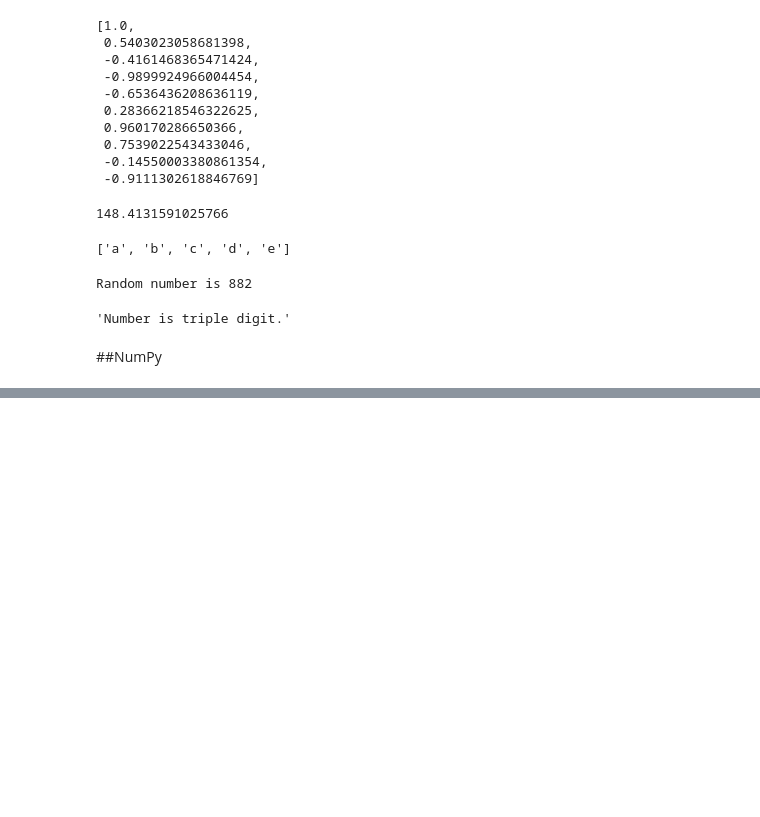
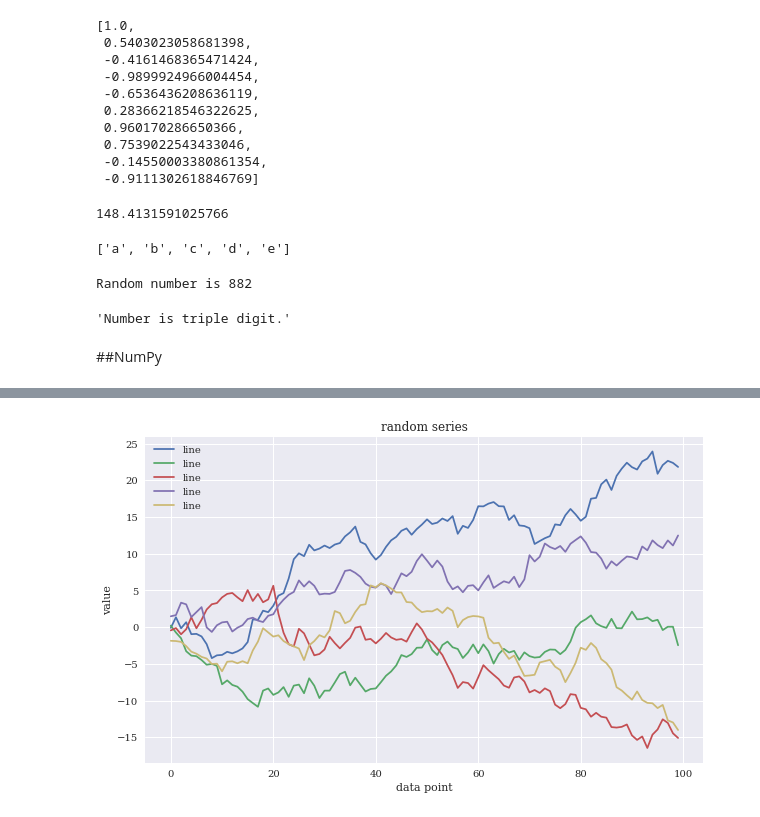
Before and after one commit to thammarat-ai/PythonIntro, a Jupyter notebook: introPython.ipynb, the cells around one changed output, grey strips where cells are left out. Drawn from its saved outputs; the diff is of its cells as text; code cells hidden in the pictures; blank space fills up the shorter version.

```diff
--- a/introPython.ipynb
+++ b/introPython.ipynb
@@ -323,0 +569,9 @@ import numpy as np
+# %%
+plt.figure(figsize=(10,6));
+plt.plot(data.T.cumsum(axis=0), label='line')
+plt.legend(loc=0);
+plt.xlabel('data point')
+plt.ylabel('value');
+plt.title('random series');
+# %% [output]
+[figure, added]
```
Also changed, not shown: parts of 68 cells of this notebook.
